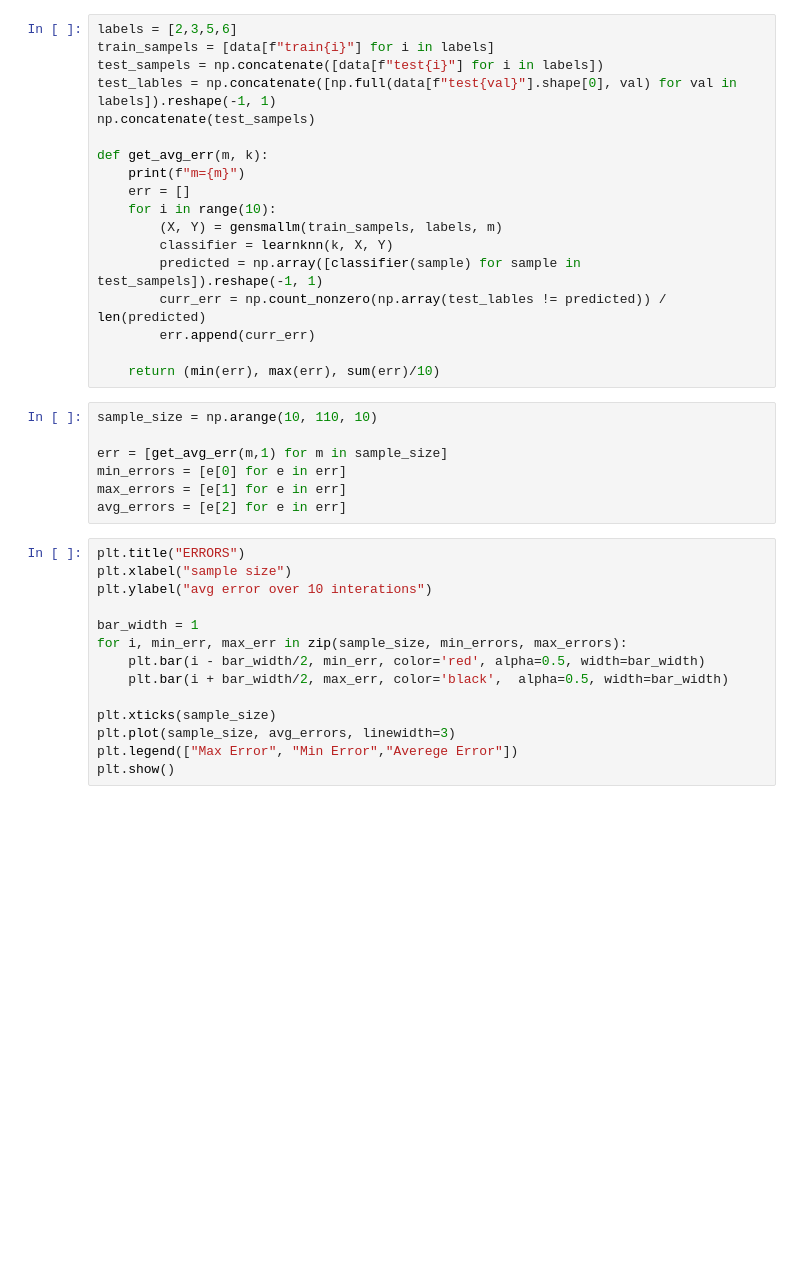
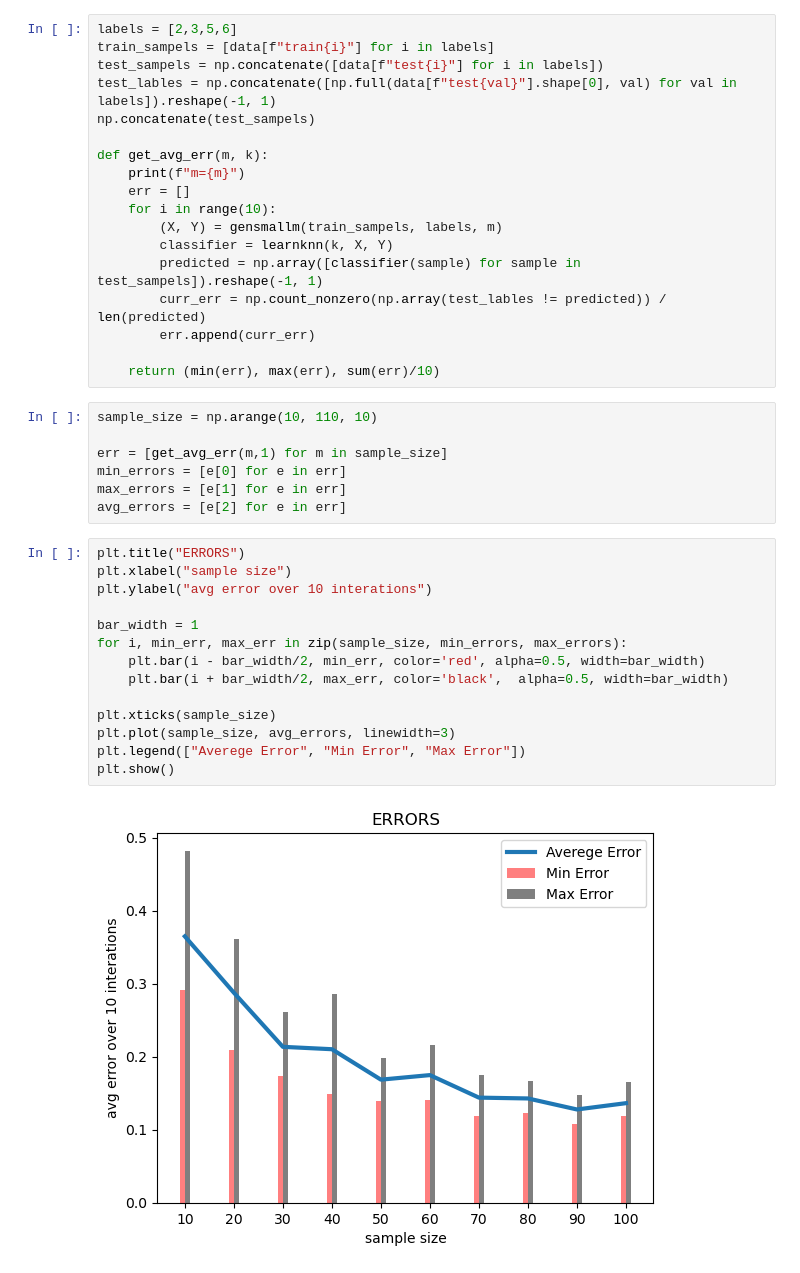
Before and after one commit to TzviGreenfeld/BGU-CS, a Jupyter notebook: ex1/plot.ipynb, the cells around one changed output. Drawn from its saved outputs; the diff is of its cells as text; blank space fills up the shorter version.

Commit message:
2nd plot

```diff
--- a/ex1/plot.ipynb
+++ b/ex1/plot.ipynb
@@ -38,17 +38,19 @@ avg_errors = [e[2] for e in err]
 # %%
 plt.title("ERRORS")
 plt.xlabel("sample size")
 plt.ylabel("avg error over 10 interations")
 
 bar_width = 1
 for i, min_err, max_err in zip(sample_size, min_errors, max_errors):
     plt.bar(i - bar_width/2, min_err, color='red', alpha=0.5, width=bar_width)
     plt.bar(i + bar_width/2, max_err, color='black',  alpha=0.5, width=bar_width)
 
 plt.xticks(sample_size)
 plt.plot(sample_size, avg_errors, linewidth=3)
-plt.legend(["Max Error", "Min Error","Averege Error"])
+plt.legend(["Averege Error", "Min Error", "Max Error"])
 plt.show()
+# %% [output]
+[figure, added]
 # %%
 ks = [i for i in range(1,12)]
 errors = [get_avg_err(200, k) for k in ks]
```
Also changed, not shown: parts of 2 cells of this notebook.
